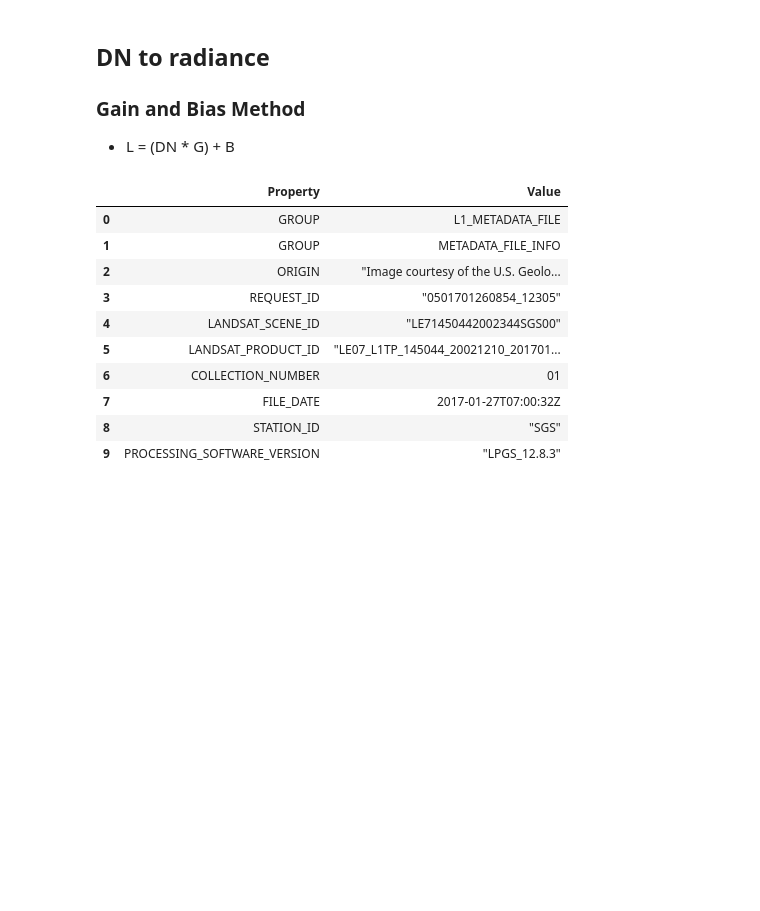
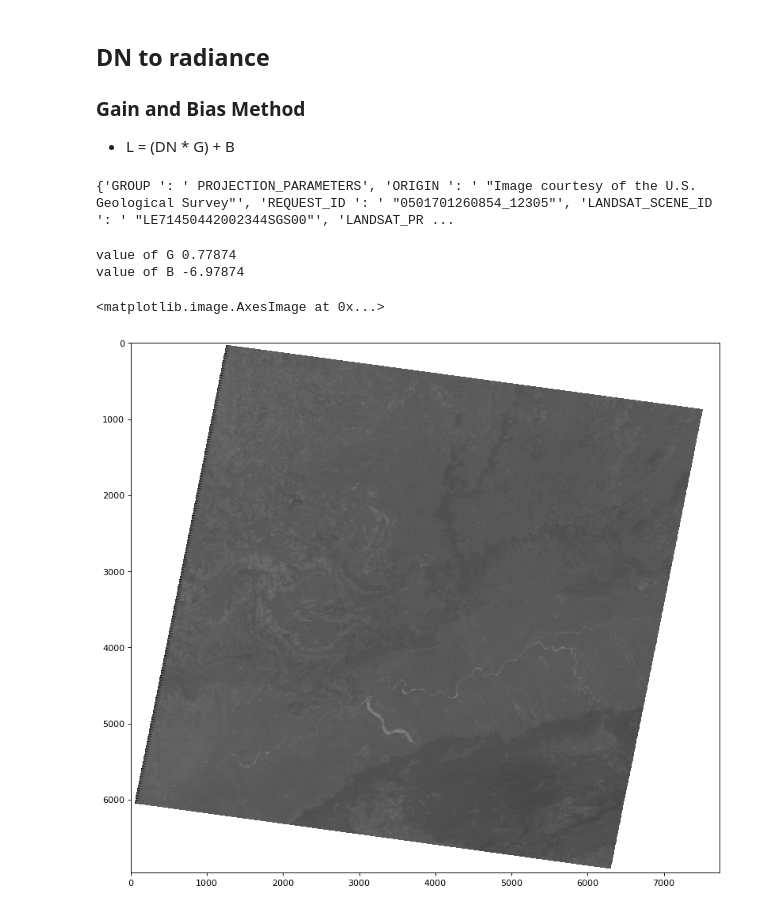
Before and after one commit to AslanDevbrat/Geoinformatics, a Jupyter notebook: Geo_assig_1.ipynb, the cells around one changed output. Cells and saved outputs as stored; diff of their text form; code cells hidden in the pictures; blank space fills up the shorter version.

Commit message:
found Raindance of Band 1 in Landsat7

```diff
--- a/Geo_assig_1.ipynb
+++ b/Geo_assig_1.ipynb
@@ -131,22 +131,41 @@ plt.imshow(data_array,cmap='magma')
 
 ### Gain and Bias Method
  - L = (DN * G) + B
-# %%
-"""
-"""
-
-import pandas as pd
-Landsat7_mlt_file = pd.read_csv('/content/L7/LE07_L1TP_145044_20021210_20170127_01_T1_MTL.txt',sep='=',names=['Property', 'Value'],header = None)
-Landsat7_mlt_file.head(10)
-# %% [output]
-|  | Property | Value |
-| 0 | GROUP | L1_METADATA_FILE |
-| 1 | GROUP | METADATA_FILE_INFO |
-| 2 | ORIGIN | "Image courtesy of the U.S. Geolo... |
-| 3 | REQUEST_ID | "0501701260854_12305" |
-| 4 | LANDSAT_SCENE_ID | "LE71450442002344SGS00" |
-| 5 | LANDSAT_PRODUCT_ID | "LE07_L1TP_145044_20021210_201701... |
-| 6 | COLLECTION_NUMBER | 01 |
-| 7 | FILE_DATE | 2017-01-27T07:00:32Z |
-| 8 | STATION_ID | "SGS" |
-| 9 | PROCESSING_SOFTWARE_VERSION | "LPGS_12.8.3" |
+# %%
+"""
+  Creating a  Dictionary with key as the "property" and value as
+  numerical value given in the file.
+  example  {'REFLECTANCE_MULT_BAND_7 ': ' 1.6439E-03'}
+"""
+
+Landsat7_mlt_dict = {}
+with open('/content/L7/LE07_L1TP_145044_20021210_20170127_01_T1_MTL.txt', 'r') as _:
+    for line in _:
+        line = line.strip()
+        if line != 'END':
+            key, value = line.split('=')
+            Landsat7_mlt_dict[key] = value
+print( Landsat7_mlt_dict)
+# %% [output]
+{'GROUP ': ' PROJECTION_PARAMETERS', 'ORIGIN ': ' "Image courtesy of the U.S. Geological Survey"', 'REQUEST_ID ': ' "0501701260854_12305"', 'LANDSAT_SCENE_ID ': ' "LE71450442002344SGS00"', 'LANDSAT_PR ...
+# %%
+channel_gain = float(Landsat7_mlt_dict['RADIANCE_MULT_BAND_1 '])
+channel_offset = float(Landsat7_mlt_dict['RADIANCE_ADD_BAND_1 '])
+#print(type(channel_gain))
+print(f"value of G {channel_gain}")
+print(f"value of B {channel_offset}")
+# %% [output]
+value of G 0.77874
+value of B -6.97874
+# %%
+new_data_array = np.empty_like(data_array)
+for i,row in enumerate(data_array):
+  for j, col in enumerate(row):
+    if data_array[i][j] != np.nan:
+      new_data_array[i][j] = data_array[i][j] * channel_gain +channel_offset
+# %%
+figure(num=None, figsize=(12, 12), dpi=80, facecolor='w', edgecolor='k')
+plt.imshow(new_data_array,cmap='gray')
+# %% [output]
+<matplotlib.image.AxesImage at 0x...>
+[figure, added]
```
Also changed, not shown: parts of 6 cells of this notebook.
